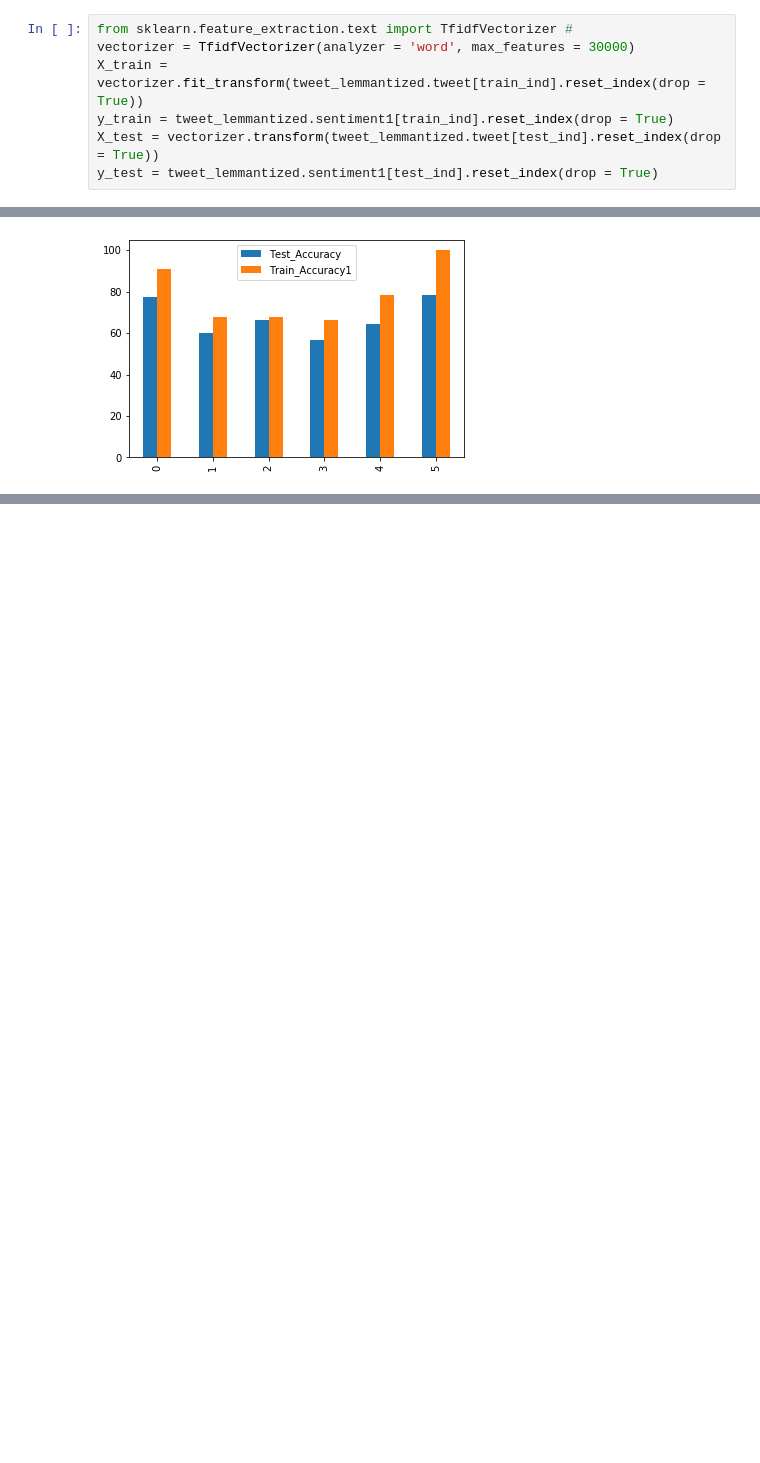
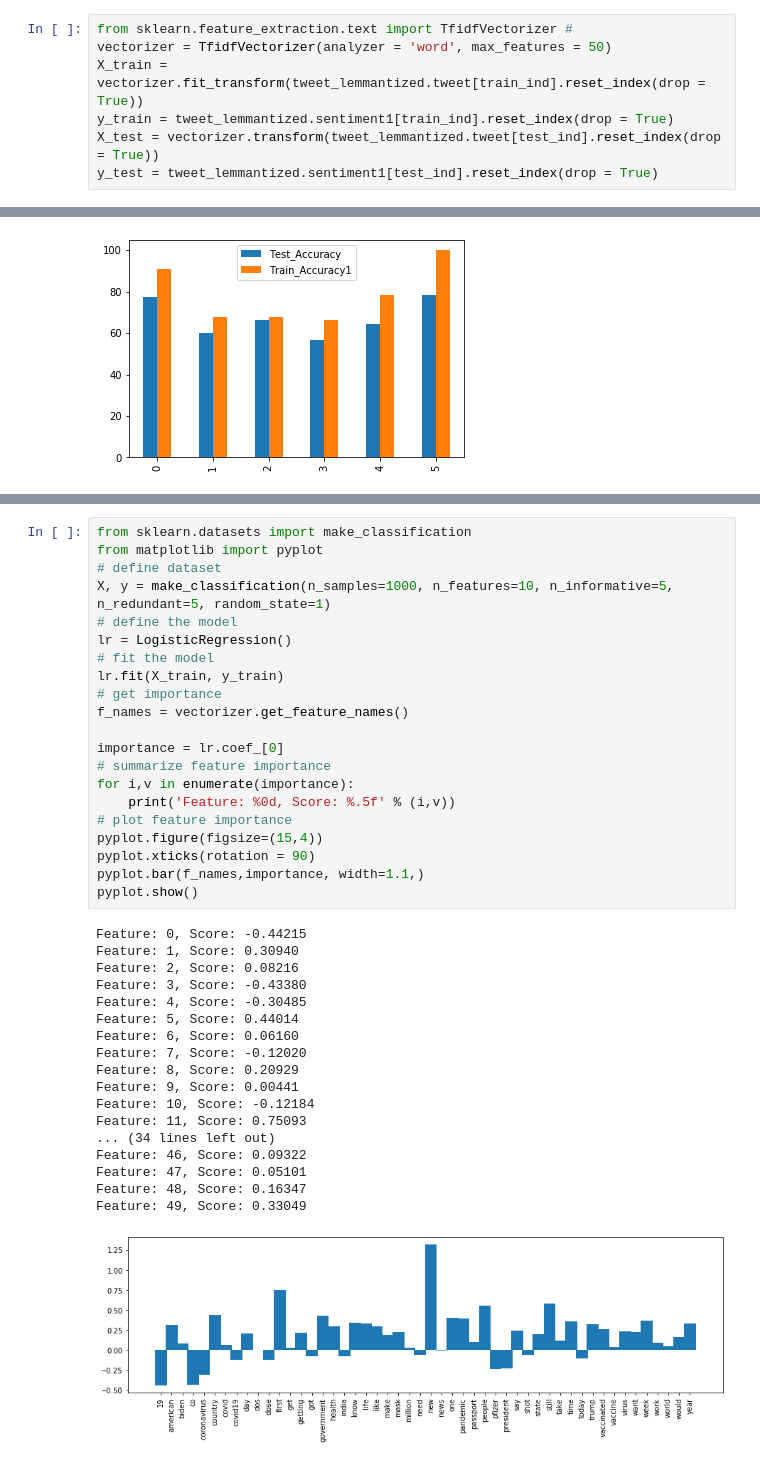
Before and after one commit to ksis1st/NLP_Vaccine_SentimentAnalysis_Tweets, a Jupyter notebook: Final_EDA_SentimentAnalysis-Modelling.ipynb, the cells around one changed output, grey strips where cells are left out. Drawn from its saved outputs; the diff is of its cells as text; blank space fills up the shorter version.

Commit message:
Added Feature Importance

```diff
--- a/Final_EDA_SentimentAnalysis-Modelling.ipynb
+++ b/Final_EDA_SentimentAnalysis-Modelling.ipynb
@@ -566,7 +566,7 @@ Test_ind shape: (6234,)
 - using tfidfVectorizer for model evaluation as TfidfVectorizer() assigns a score while CountVectorizer() counts
 # %%
 from sklearn.feature_extraction.text import TfidfVectorizer #
-vectorizer = TfidfVectorizer(analyzer = 'word', max_features = 30000)
+vectorizer = TfidfVectorizer(analyzer = 'word', max_features = 50)
 X_train = vectorizer.fit_transform(tweet_lemmantized.tweet[train_ind].reset_index(drop = True))
 y_train = tweet_lemmantized.sentiment1[train_ind].reset_index(drop = True)
 X_test = vectorizer.transform(tweet_lemmantized.tweet[test_ind].reset_index(drop = True))
@@ -888,0 +913,40 @@ model_ev.plot.bar()
+# %%
+from sklearn.datasets import make_classification
+from matplotlib import pyplot
+# define dataset
+X, y = make_classification(n_samples=1000, n_features=10, n_informative=5, n_redundant=5, random_state=1)
+# define the model
+lr = LogisticRegression()
+# fit the model
+lr.fit(X_train, y_train)
+# get importance
+f_names = vectorizer.get_feature_names()
+
+importance = lr.coef_[0]
+# summarize feature importance
+for i,v in enumerate(importance):
+	print('Feature: %0d, Score: %.5f' % (i,v))
+# plot feature importance
+pyplot.figure(figsize=(15,4))
+pyplot.xticks(rotation = 90)
+pyplot.bar(f_names,importance, width=1.1,)
+pyplot.show()
+# %% [output]
+Feature: 0, Score: -0.44215
+Feature: 1, Score: 0.30940
+Feature: 2, Score: 0.08216
+Feature: 3, Score: -0.43380
+Feature: 4, Score: -0.30485
+Feature: 5, Score: 0.44014
+Feature: 6, Score: 0.06160
+Feature: 7, Score: -0.12020
+Feature: 8, Score: 0.20929
+Feature: 9, Score: 0.00441
+Feature: 10, Score: -0.12184
+Feature: 11, Score: 0.75093
+... (34 lines left out)
+Feature: 46, Score: 0.09322
+Feature: 47, Score: 0.05101
+Feature: 48, Score: 0.16347
+Feature: 49, Score: 0.33049
+[figure, added]
```
Also changed, not shown: parts of 6 cells of this notebook.
